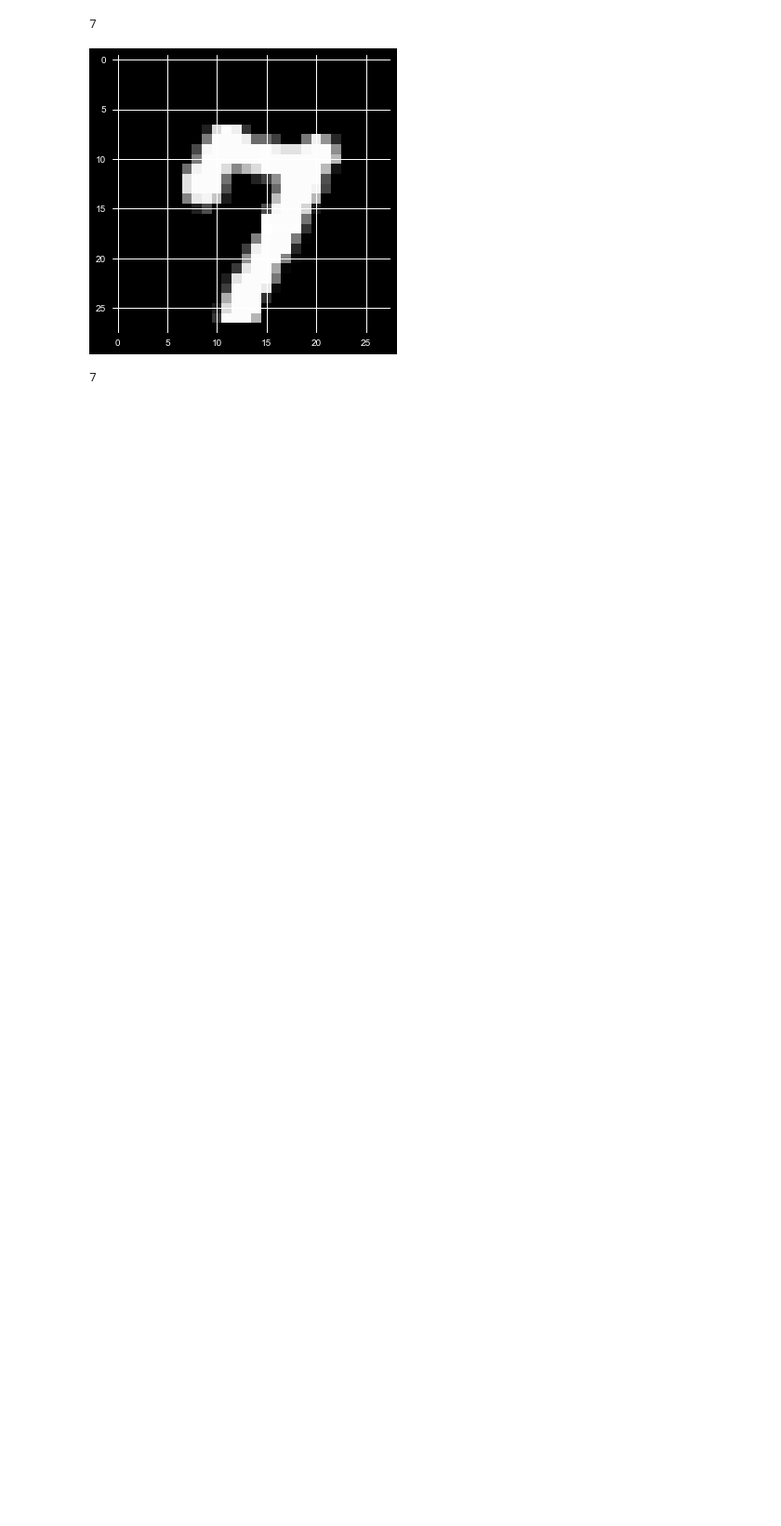
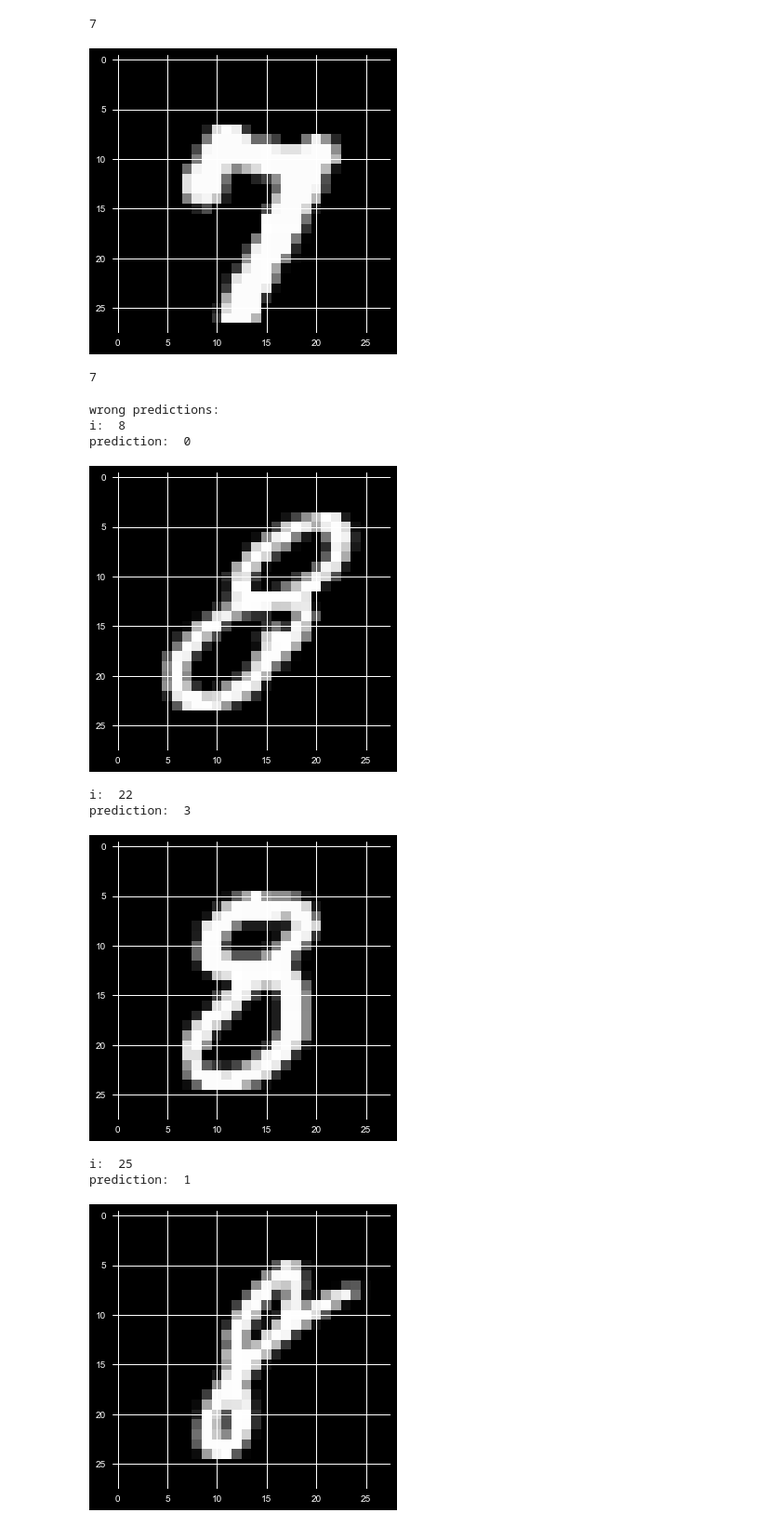
Before and after one commit to PritishWadhwa/Handwritten-Digit-Recognition, a Jupyter notebook: recognizingHandwrittenDigits.ipynb, the cells around one changed output. Shown: that part at 93% size. Cells and saved outputs as stored; diff of their text form; code cells hidden in the pictures; blank space fills up the shorter version.

Commit message:
accuraacy for differnet values of k added along with wron predictions

```diff
--- a/recognizingHandwrittenDigits.ipynb
+++ b/recognizingHandwrittenDigits.ipynb
@@ -85,14 +86,17 @@ print(Y_test[1])
 [figure]
 7
 # %%
-def findAccuracy():
+def findAccuracy(n):
     correct = 0
     wrong = 0
-    for i in range(100):
+    for i in range(n):
         pred = knn(X_train, Y_train, X_test[i], 100)
         if pred == Y_test[i]:
             correct += 1
         else:
             wrong += 1
+            print("i: ", i)
+            print("prediction: ", int(pred))
+            drawImage(X_test[i])
     accuracy = (correct/(correct + wrong))*100
     return accuracy
@@ -102,0 +103,17 @@ print(Y_test.size)
+# %%
+startTime = time.time()
+print("wrong predictions: ")
+accuracy = findAccuracy(100)
+print("accuracy base on 100 samples, with k = 100: ", accuracy)
+print("time taken: ", time.time() - startTime)
+# %% [output]
+wrong predictions:
+i:  8
+prediction:  0
+[figure, added]
+i:  22
+prediction:  3
+[figure, added]
+i:  25
+prediction:  1
+[figure, added]
```
Also changed, not shown: parts of 6 cells of this notebook.
